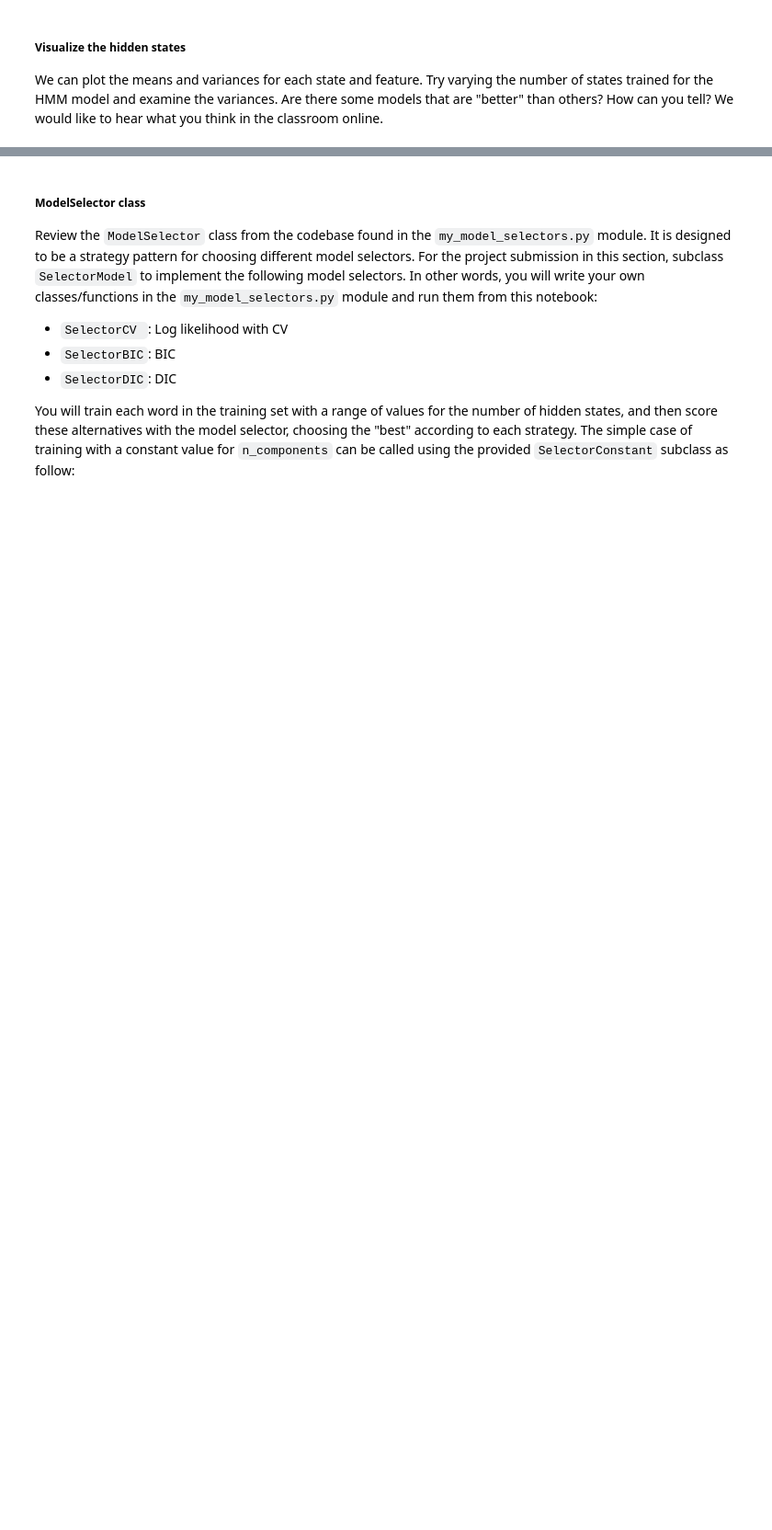
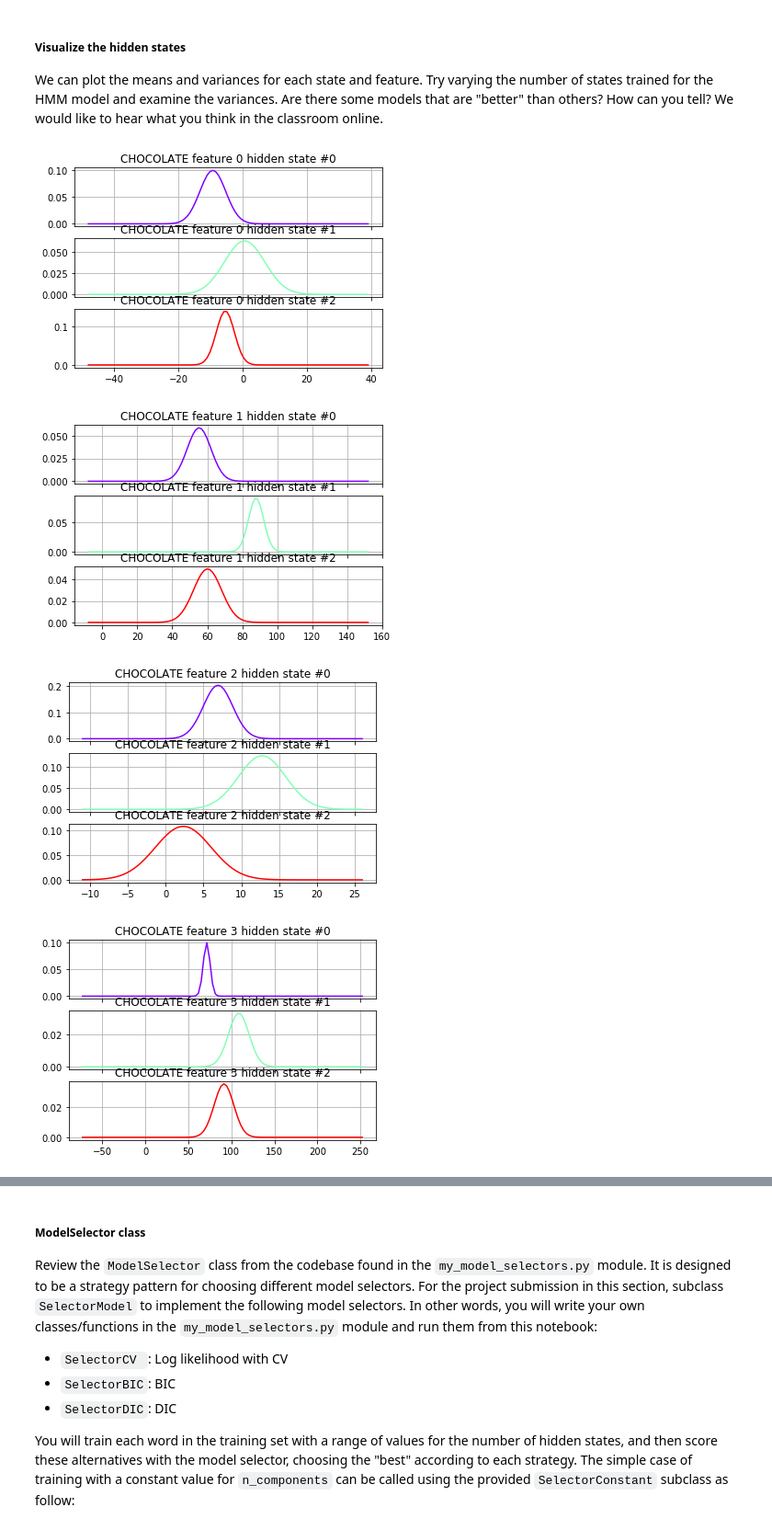
Before and after one commit to smile-on/aind-recognizer, a Jupyter notebook: asl_recognizer.ipynb, the cells around one changed output, grey strips where cells are left out. Shown: that part at 92% size. Cells and saved outputs as stored; diff of their text form; code cells hidden in the pictures; blank space fills up the shorter version.

```diff
--- a/asl_recognizer.ipynb
+++ b/asl_recognizer.ipynb
@@ -391,5 +396,12 @@ def show_model_stats(word, model):
         print("mean = ", model.means_[i])
         print("variance = ", variance[i])
         print()
+    dim = model.means_.shape
+    print(f'means dim {dim} = {model.means_.size}')
+    dim = model.covars_.shape
+    print(f'covars dim {dim} = {model.covars_.size} \n {model.covars_}')
+    idx_covars = np.where(model.covars_ >= model.min_covar)[1]
+    print(f'{idx_covars}')
+    print(f'{np.count_nonzero(model.covars_)}')
 
 show_model_stats(demoword, model)
@@ -401,3 +431,4 @@ my_testword = 'CHOCOLATE'
 model, logL = train_a_word(my_testword, 3, features_ground) # Experiment here with different parameters
 show_model_stats(my_testword, model)
 print("logL = {}".format(logL))
+model0 = model
@@ -403,0 +450,12 @@ print("logL = {}".format(logL))
+# %%
+# search for best parameters
+res = []
+param = [(i, f) for i in range(3,7)
+         for f in [features_ground,features_delta,features_polar,features_norm,features_custom]]
+for p in param:
+    model, logL = train_a_word(my_testword, p[0], p[1])
+    show_model_stats(my_testword, model)
+    res.append(logL)
+
+for i in range(len(param)):
+    print(f'{param[i]} = {res[i]}')
@@ -403,0 +480,5 @@ print("logL = {}".format(logL))
+# %%
+model, logL = train_a_word(my_testword, 6, features_custom)
+show_model_stats(my_testword, model)
+print("logL = {}".format(logL))
+model7 = model
@@ -409,26 +508,32 @@ We can plot the means and variances for each state and feature.  Try varying the
 # %%
 import math
 from matplotlib import (cm, pyplot as plt, mlab)
 
 def visualize(word, model):
     """ visualize the input model for a particular word """
     variance=np.array([np.diag(model.covars_[i]) for i in range(model.n_components)])
     figures = []
     for parm_idx in range(len(model.means_[0])):
         xmin = int(min(model.means_[:,parm_idx]) - max(variance[:,parm_idx]))
         xmax = int(max(model.means_[:,parm_idx]) + max(variance[:,parm_idx]))
         fig, axs = plt.subplots(model.n_components, sharex=True, sharey=False)
         colours = cm.rainbow(np.linspace(0, 1, model.n_components))
         for i, (ax, colour) in enumerate(zip(axs, colours)):
             x = np.linspace(xmin, xmax, 100)
             mu = model.means_[i,parm_idx]
             sigma = math.sqrt(np.diag(model.covars_[i])[parm_idx])
             ax.plot(x, mlab.normpdf(x, mu, sigma), c=colour)
             ax.set_title("{} feature {} hidden state #{}".format(word, parm_idx, i))
 
             ax.grid(True)
         figures.append(plt)
     for p in figures:
         p.show()
 
-visualize(my_testword, model)
+visualize(my_testword, model0)
+visualize(my_testword, model7)
+# %% [output]
+[figure, added]
+[figure, added]
+[figure, added]
+[figure, added]
```
Also changed, not shown: parts of 14 cells of this notebook, 2 other files.
